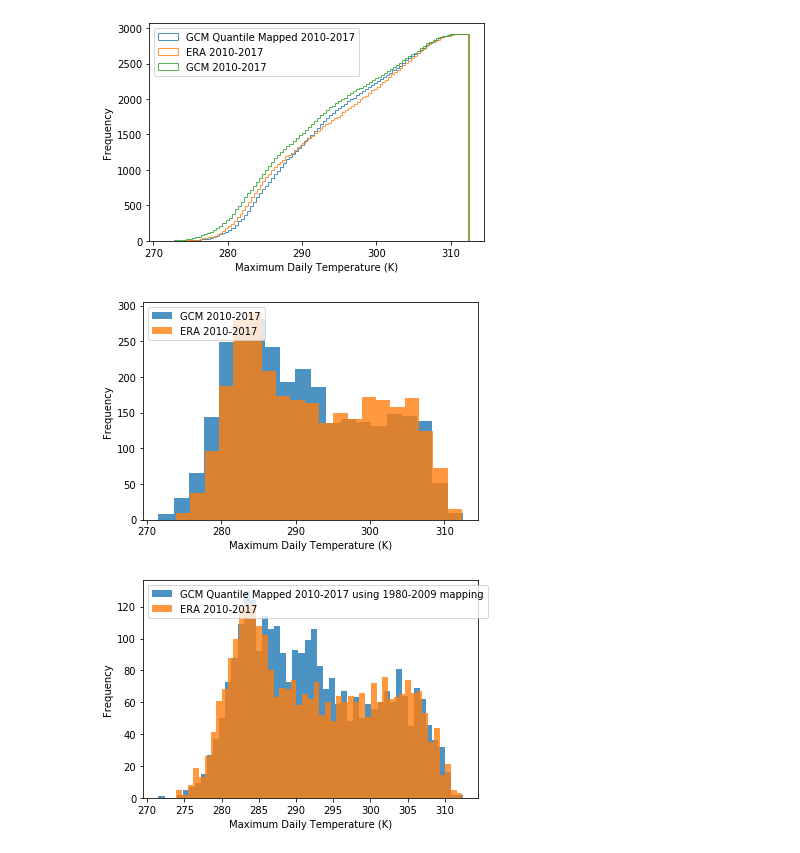
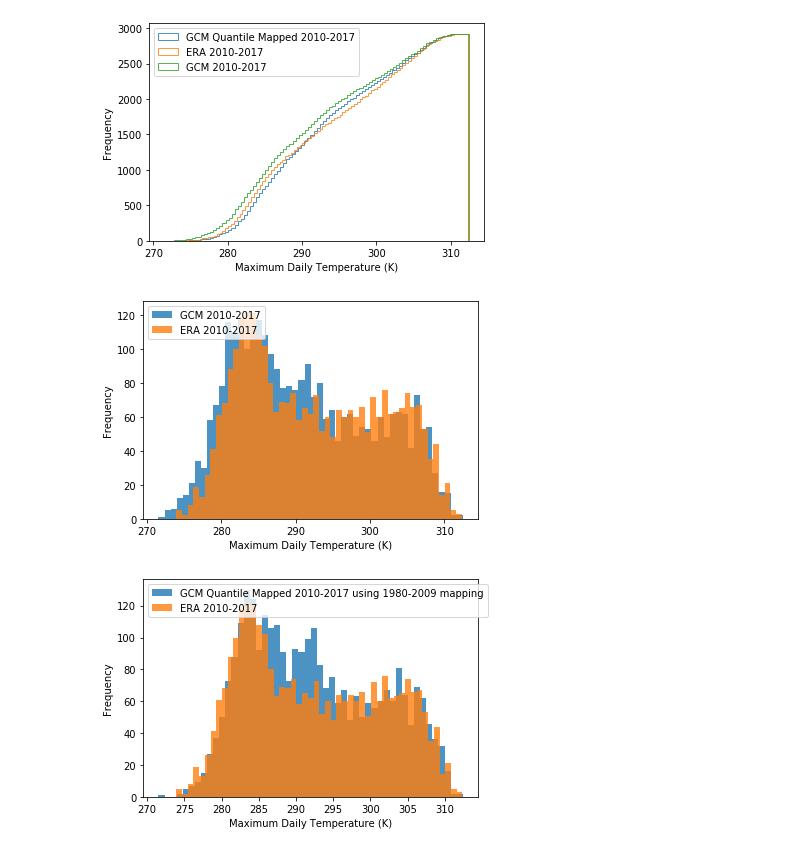
Before and after one commit to raghul-parthipan/urban-climate-downloader, a Jupyter notebook: notebooks/mgm_bc_madrid-ed-copy.ipynb, the cells around one changed output. Cells and saved outputs as stored; diff of their text form; code cells hidden in the pictures.

```diff
--- a/notebooks/mgm_bc_madrid-ed-copy.ipynb
+++ b/notebooks/mgm_bc_madrid-ed-copy.ipynb
@@ -139,16 +139,16 @@ plt.show()
 # %%
 df_gcm_present_quantile_mapped = apply_mapping(quantile_factors, df_gcm_present)
 
 plt.figure()
 # plt.hist(df_gcm_present_quantile_mapped.data, alpha=0.8, label='GCM Quantile Mapped 2010-2017 using 1980-2009 mapping', bins=50)
-plt.hist(df_gcm_present.data, alpha=0.8, label='GCM 2010-2017', bins=20)
+plt.hist(df_gcm_present.data, alpha=0.8, label='GCM 2010-2017', bins=50)
 plt.hist(df_era_present.data, alpha=0.8, label='ERA 2010-2017', bins=50)
 plt.ylabel('Frequency')
 plt.xlabel('Maximum Daily Temperature (K)')
 plt.legend(loc='upper left')
 plt.show()
 # %% [output]
-[figure, old version]
+[figure, new version]
 # %%
 df_gcm_present_quantile_mapped = apply_mapping(quantile_factors, df_gcm_present)
 
```
Also changed, not shown: parts of 2 cells of this notebook.
